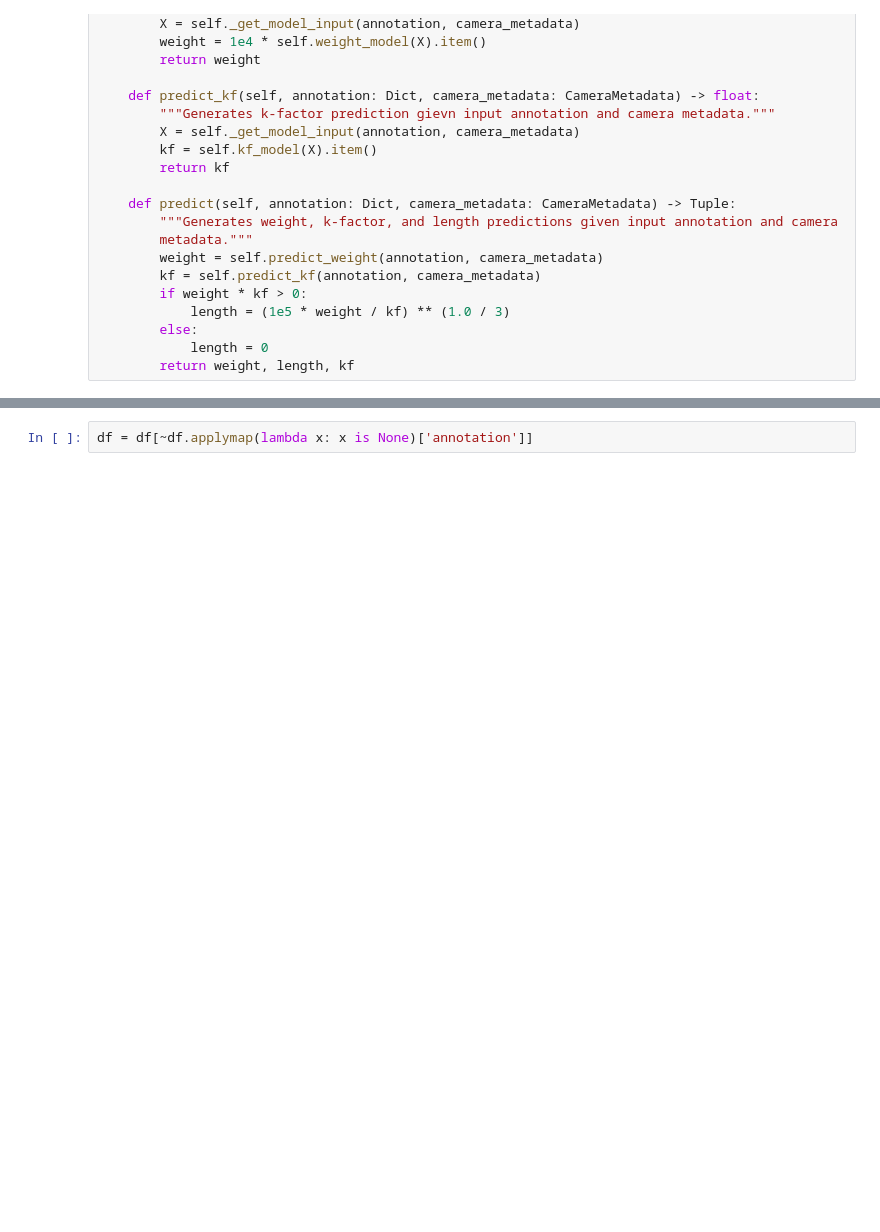
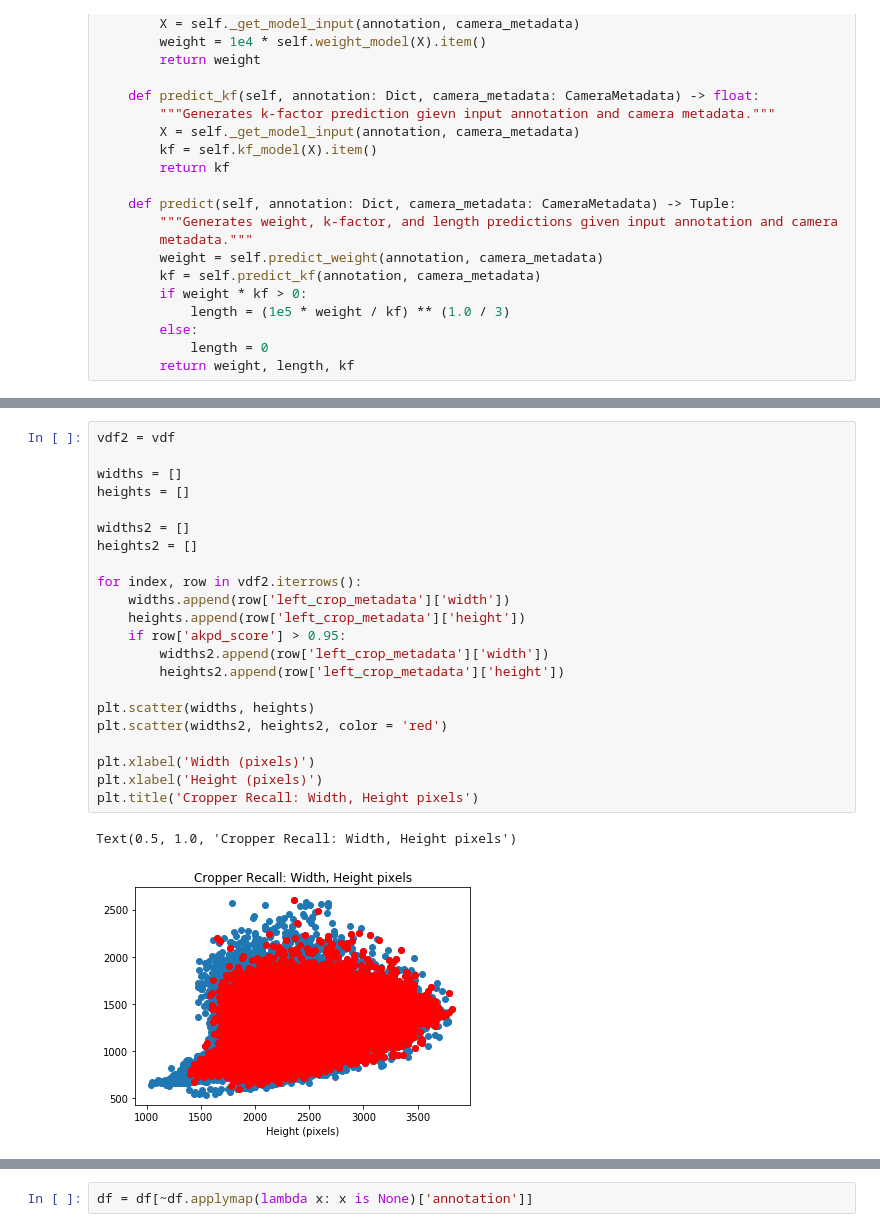
Before and after one commit to isabellafaccone/aquabytePersonal, a Jupyter notebook: bryton/biomass/Optical Sampling Bias.ipynb, the cells around one changed output, grey strips where cells are left out. Drawn from its saved outputs; the diff is of its cells as text; blank space fills up the shorter version.

```diff
--- a/bryton/biomass/Optical Sampling Bias.ipynb
+++ b/bryton/biomass/Optical Sampling Bias.ipynb
@@ -216,0 +225,25 @@ ddf = extract_biomass_data(145, '2021-01-15', '2021-02-15', 0.01)
+# %%
+vdf2 = vdf
+
+widths = []
+heights = []
+
+widths2 = []
+heights2 = []
+
+for index, row in vdf2.iterrows():
+    widths.append(row['left_crop_metadata']['width'])
+    heights.append(row['left_crop_metadata']['height'])
+    if row['akpd_score'] > 0.95:
+        widths2.append(row['left_crop_metadata']['width'])
+        heights2.append(row['left_crop_metadata']['height'])
+
+plt.scatter(widths, heights)
+plt.scatter(widths2, heights2, color = 'red')
+
+plt.xlabel('Width (pixels)')
+plt.xlabel('Height (pixels)')
+plt.title('Cropper Recall: Width, Height pixels')
+# %% [output]
+Text(0.5, 1.0, 'Cropper Recall: Width, Height pixels')
+[figure, added]
```
Also changed, not shown: parts of 35 cells of this notebook, 15 other files.
